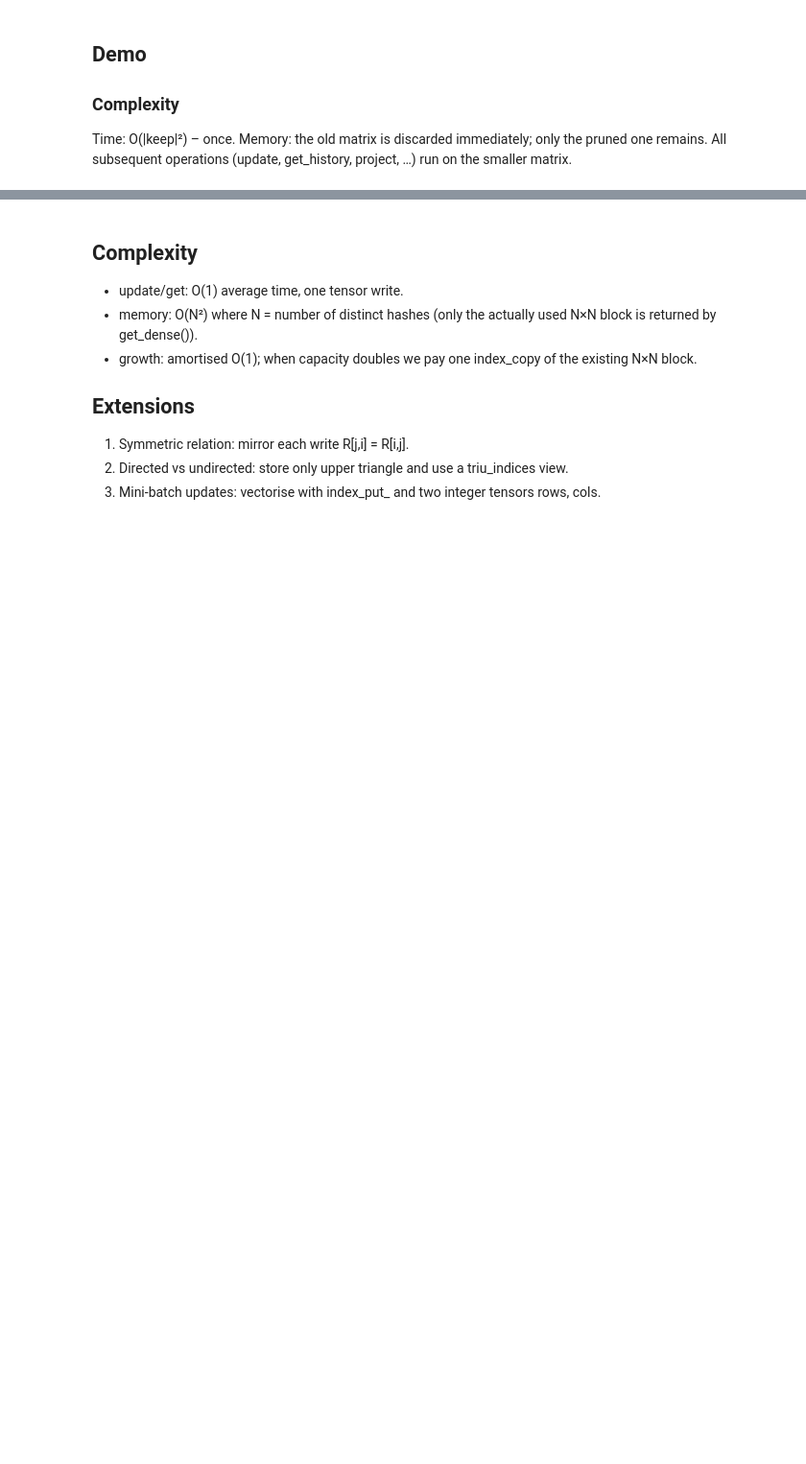
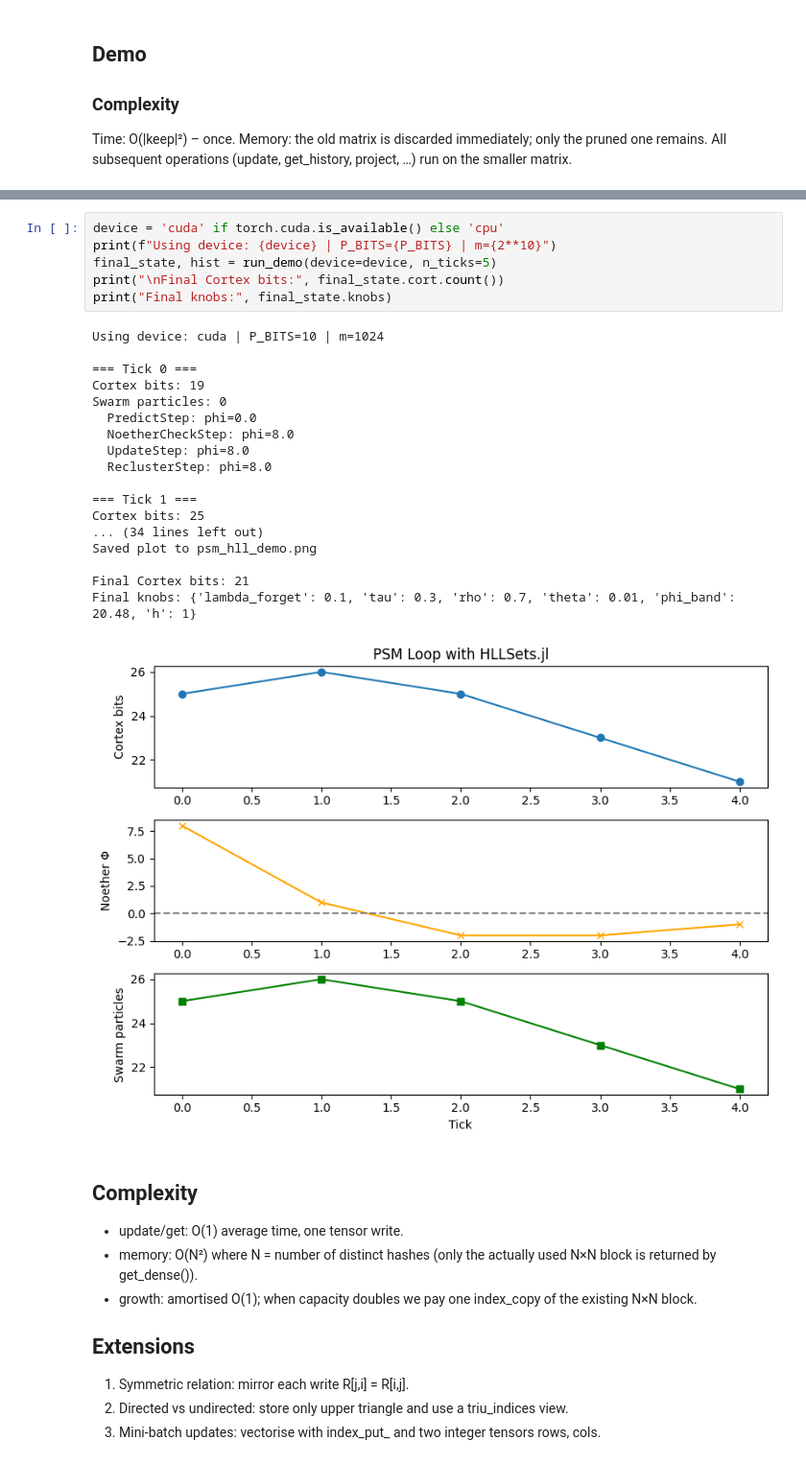
Before and after one commit to alexmy21/hllset-swarm-kimi, a Jupyter notebook: kimi_walkthrough.ipynb, the cells around one changed output, grey strips where cells are left out. Shown at 96% size. Cells and saved outputs as stored; diff of their text form; blank space fills up the shorter version.

```diff
--- a/kimi_walkthrough.ipynb
+++ b/kimi_walkthrough.ipynb
@@ -116,3 +162,28 @@ Destination tokens: 领未领未来工智工智能人工人人工智工能引领
+# %%
+device = 'cuda' if torch.cuda.is_available() else 'cpu'
+print(f"Using device: {device} | P_BITS={P_BITS} | m={2**10}")
+final_state, hist = run_demo(device=device, n_ticks=5)
+print("\nFinal Cortex bits:", final_state.cort.count())
+print("Final knobs:", final_state.knobs)
+# %% [output]
+Using device: cuda | P_BITS=10 | m=1024
+
+=== Tick 0 ===
+Cortex bits: 19
+Swarm particles: 0
+  PredictStep: phi=0.0
+  NoetherCheckStep: phi=8.0
+  UpdateStep: phi=8.0
+  ReclusterStep: phi=8.0
+
+=== Tick 1 ===
+Cortex bits: 25
+... (34 lines left out)
+Saved plot to psm_hll_demo.png
+
+Final Cortex bits: 21
+Final knobs: {'lambda_forget': 0.1, 'tau': 0.3, 'rho': 0.7, 'theta': 0.01, 'phi_band': 20.48, 'h': 1}
+[figure, added]
 # %% [markdown]
 ## Complexity
 
```
Also changed, not shown: parts of 5 cells of this notebook, 6 other files.
